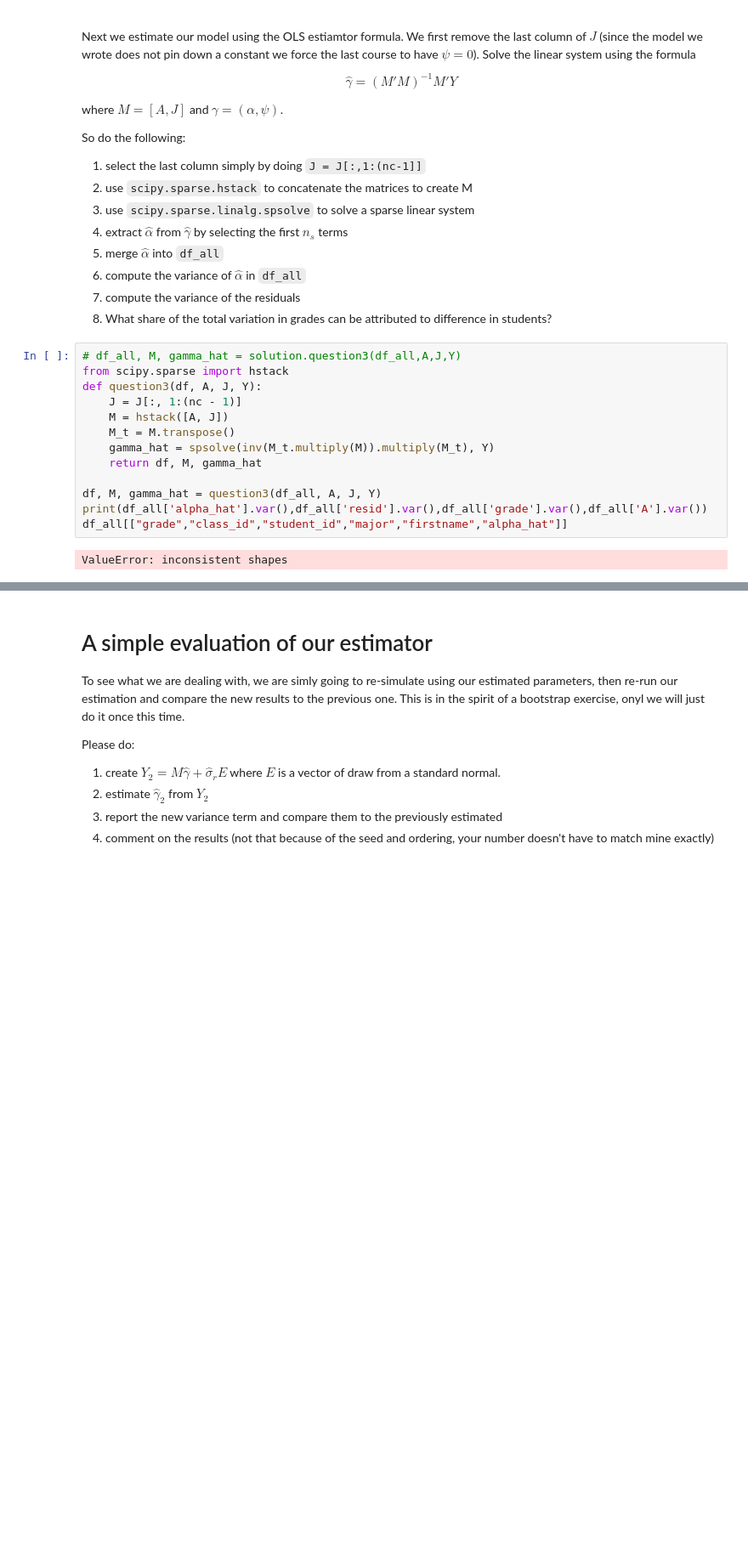
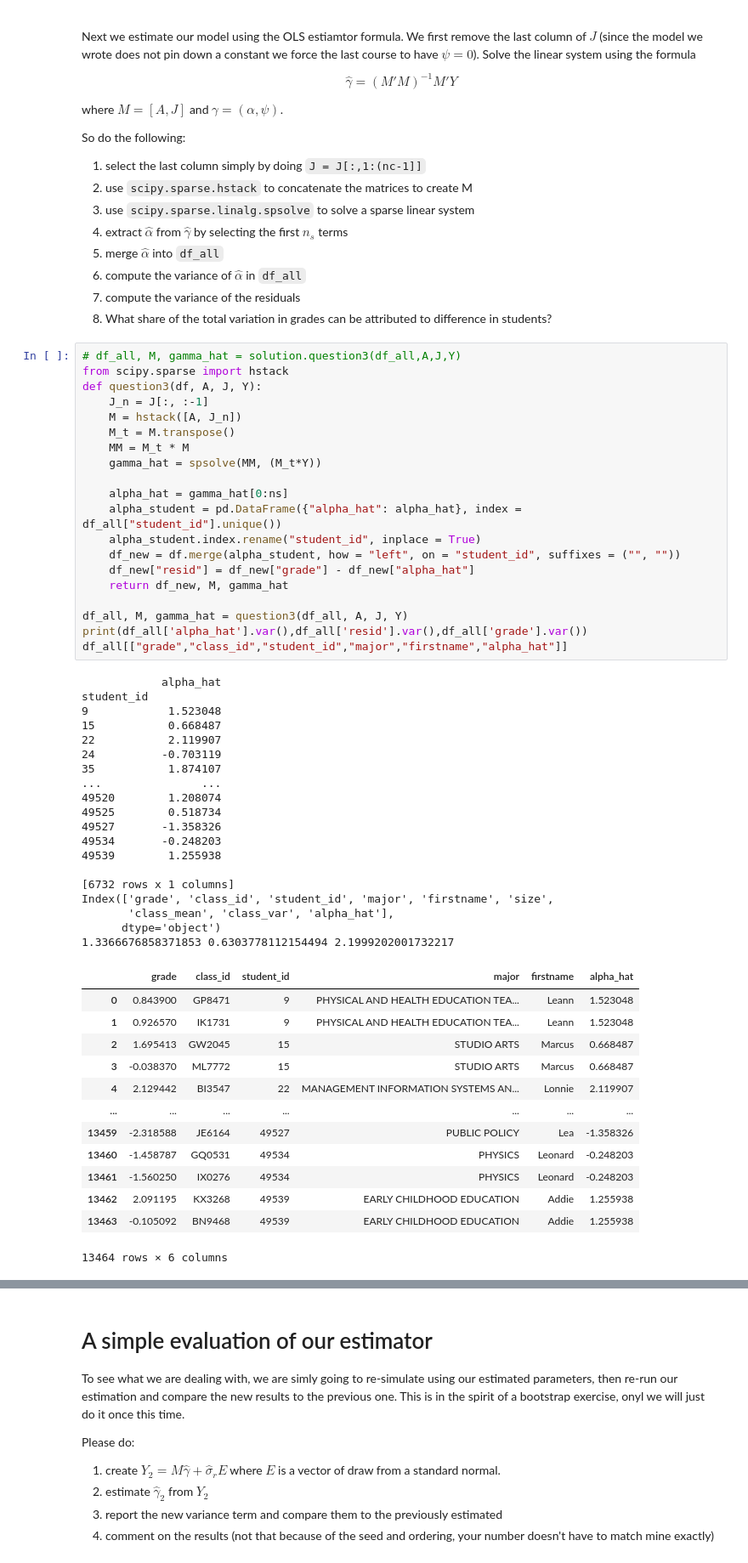
Before and after one commit to vma101/big_data_tools, a Jupyter notebook: hw4_twfe.ipynb, the cells around one changed output, grey strips where cells are left out. Shown: that part at 85% size. Drawn from its saved outputs; the diff is of its cells as text; blank space fills up the shorter version.

Commit message:
Question4a done

```diff
--- a/hw4_twfe.ipynb
+++ b/hw4_twfe.ipynb
@@ -176,15 +193,53 @@ So do the following:
 # %%
 # df_all, M, gamma_hat = solution.question3(df_all,A,J,Y)
 from scipy.sparse import hstack
 def question3(df, A, J, Y):
-    J = J[:, 1:(nc - 1)]
-    M = hstack([A, J])
+    J_n = J[:, :-1]
+    M = hstack([A, J_n])
     M_t = M.transpose()
-    gamma_hat = spsolve(inv(M_t.multiply(M)).multiply(M_t), Y)
-    return df, M, gamma_hat
+    MM = M_t * M
+    gamma_hat = spsolve(MM, (M_t*Y))
 
-df, M, gamma_hat = question3(df_all, A, J, Y)
-print(df_all['alpha_hat'].var(),df_all['resid'].var(),df_all['grade'].var(),df_all['A'].var())
+    alpha_hat = gamma_hat[0:ns]
+    alpha_student = pd.DataFrame({"alpha_hat": alpha_hat}, index = df_all["student_id"].unique())
+    alpha_student.index.rename("student_id", inplace = True)
+    df_new = df.merge(alpha_student, how = "left", on = "student_id", suffixes = ("", ""))
+    df_new["resid"] = df_new["grade"] - df_new["alpha_hat"]
+    return df_new, M, gamma_hat
+
+df_all, M, gamma_hat = question3(df_all, A, J, Y)
+print(df_all['alpha_hat'].var(),df_all['resid'].var(),df_all['grade'].var())
 df_all[["grade","class_id","student_id","major","firstname","alpha_hat"]]
 # %% [output]
-ValueError: inconsistent shapes
+            alpha_hat
+student_id
+9            1.523048
+15           0.668487
+22           2.119907
+24          -0.703119
+35           1.874107
+...               ...
+49520        1.208074
+49525        0.518734
+49527       -1.358326
+49534       -0.248203
+49539        1.255938
+
+[6732 rows x 1 columns]
+Index(['grade', 'class_id', 'student_id', 'major', 'firstname', 'size',
+       'class_mean', 'class_var', 'alpha_hat'],
+      dtype='object')
+1.3366676858371853 0.6303778112154494 2.1999202001732217
+|  | grade | class_id | student_id | major | firstname | alpha_hat |
+| 0 | 0.843900 | GP8471 | 9 | PHYSICAL AND HEALTH EDUCATION TEA... | Leann | 1.523048 |
+| 1 | 0.926570 | IK1731 | 9 | PHYSICAL AND HEALTH EDUCATION TEA... | Leann | 1.523048 |
+| 2 | 1.695413 | GW2045 | 15 | STUDIO ARTS | Marcus | 0.668487 |
+| 3 | -0.038370 | ML7772 | 15 | STUDIO ARTS | Marcus | 0.668487 |
+| 4 | 2.129442 | BI3547 | 22 | MANAGEMENT INFORMATION SYSTEMS AN... | Lonnie | 2.119907 |
+| ... | ... | ... | ... | ... | ... | ... |
+| 13459 | -2.318588 | JE6164 | 49527 | PUBLIC POLICY | Lea | -1.358326 |
+| 13460 | -1.458787 | GQ0531 | 49534 | PHYSICS | Leonard | -0.248203 |
+| 13461 | -1.560250 | IX0276 | 49534 | PHYSICS | Leonard | -0.248203 |
+| 13462 | 2.091195 | KX3268 | 49539 | EARLY CHILDHOOD EDUCATION | Addie | 1.255938 |
+| 13463 | -0.105092 | BN9468 | 49539 | EARLY CHILDHOOD EDUCATION | Addie | 1.255938 |
+13464 rows × 6 columns
```
Also changed, not shown: parts of 15 cells of this notebook.
